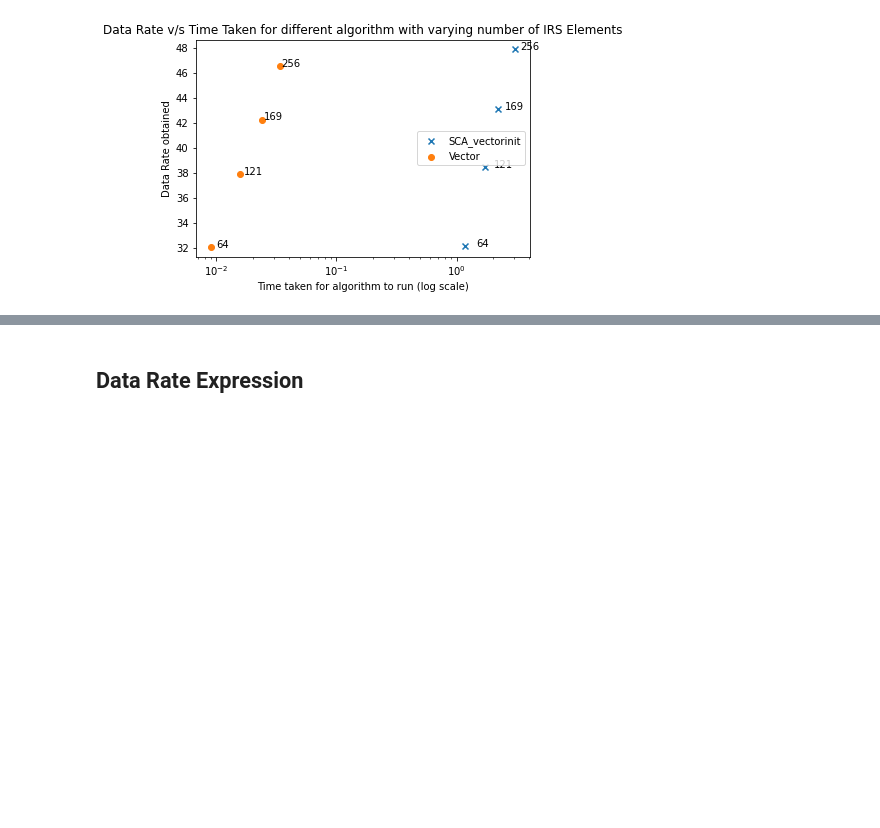
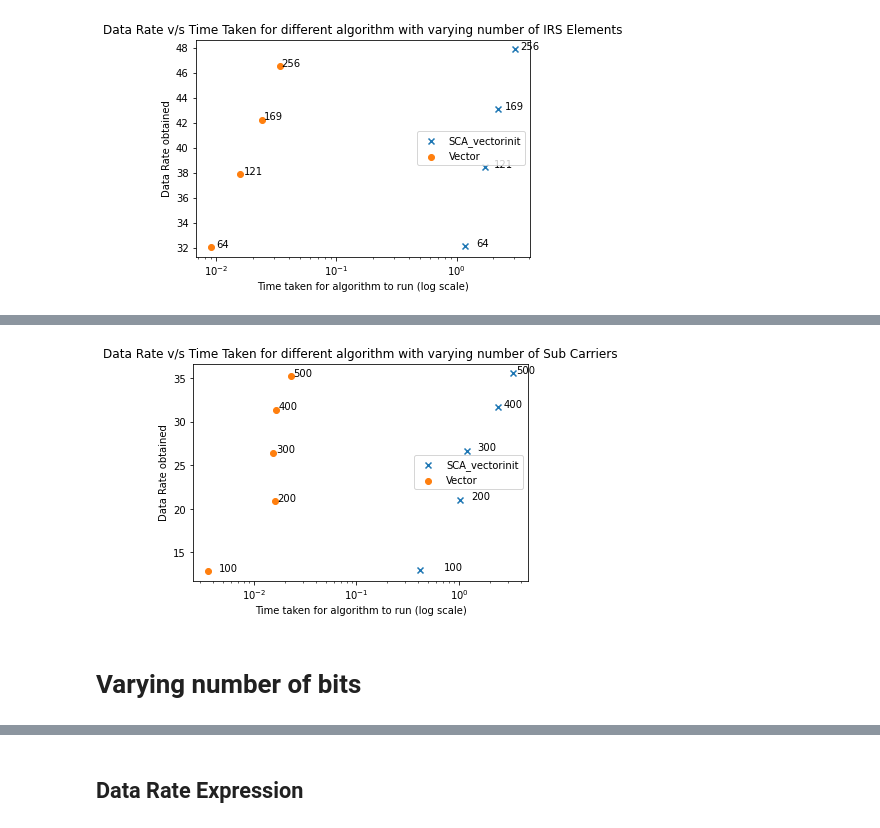
Before and after one commit to aditj/IRS-Paper, a Jupyter notebook: IRS_problem.ipynb, the cells around one changed output, grey strips where cells are left out. Saved outputs shown, nothing was run; the diff lists cells and outputs as text; code cells hidden in the pictures; blank space fills up the shorter version.

```diff
--- a/IRS_problem.ipynb
+++ b/IRS_problem.ipynb
@@ -124,8 +124,8 @@ def calculate_cascaded(H,Theta):
     G = H @ Theta ## Final  Channel across different subcarriers
     return G
 # %%
-def return_rate_strongest_tap(H,N_e,K,L,sig):
-    Theta = strongest_tap(H,1,N_e+1,K,L)
+def return_rate_strongest_tap(H,N_e,K,L,sig,M=2):
+    Theta = strongest_tap(H,1,N_e+1,K,L,N_regions = 100,M = M)
 #     est,n_strong,N_e,K,L,N_regions=100,M=2
     #Theta = vector_heuristic(H,M)
     G = calculate_cascaded(H,Theta)
@@ -159,10 +159,9 @@ def return_rate_sca(H,N_e,K,L,sig):
     RSDP = calculate_datarate(G,sig)
     return RSDP/10**8
 # %%
-def return_rate_sca_vectorinit(H,N_e,K,L,sig):
-
-    vector_init = vector_heuristic(H).reshape(-1,1)
-    a_init =  np.real(H[:,:]+((H[:,1:]@vector_init[1:]).sum(axis=1)))
+def return_rate_sca_vectorinit(H,N_e,K,L,sig,M=2):
+    vector_init = vector_heuristic(H,M).reshape(-1,1)
+    a_init =  np.real(H[:,0]+((H[:,1:]@vector_init[1:]).sum(axis=1)))
     b_init = np.imag(H[:,0]+((H[:,1:]@vector_init[1:]).sum(axis=1)))
 
     f = lambda a,b: a_init**2 + b_init**2 + 2*cp.multiply(a_init,(a-a_init )) +2*cp.multiply(b_init,(b-b_init ))
@@ -239,6 +238,7 @@ for N_x in N_xs:
         ## Final channel
         H_id = np.multiply(H_bi,H_iu)
         H = np.concatenate((H_d,H_id), axis=1)
+
         G_comp = H * Theta.T ## Channel Across different subcarriers and subchannels
         G = H @ Theta ## Final  Channel across different subcarriers
 
@@ -256,6 +256,8 @@ for N_x in N_xs:
         R = return_rate_strongest_tap(H,N_e,K,L,sig)
         vector[j][i]=time.process_time()-t,R
         t = time.process_time()
+        print(H.shape,N_e,K,L,sig.shape)
+        break
         R = return_rate_sca(H,N_e,K,L,sig)
         sca[j][i]=time.process_time()-t,R
         if (i%10==0):
@@ -412,0 +474,15 @@ plt.xscale("log")
+# %%
+plt.scatter(*zip(*sca.mean(axis = 1)),label="SCA_vectorinit",marker="x")
+plt.scatter(*zip(*vector.mean(axis = 1)),label="Vector")
+plt.legend()
+for i, txt in enumerate(K_s):
+    plt.annotate(txt, (sca.mean(axis = 1)[i][0]+0.3, sca.mean(axis = 1)[i][1]))
+    plt.annotate(txt, (vector.mean(axis = 1)[i][0]+0.001, vector.mean(axis = 1)[i][1]))
+plt.title("Data Rate v/s Time Taken for different algorithm with varying number of Sub Carriers")
+plt.ylabel("Data Rate obtained")
+plt.xlabel("Time taken for algorithm to run (log scale)")
+plt.xscale("log")
+# %% [output]
+[figure, added]
+# %% [markdown]
+# Varying number of bits
```
Also changed, not shown: parts of 10 cells of this notebook, 1 other file.
